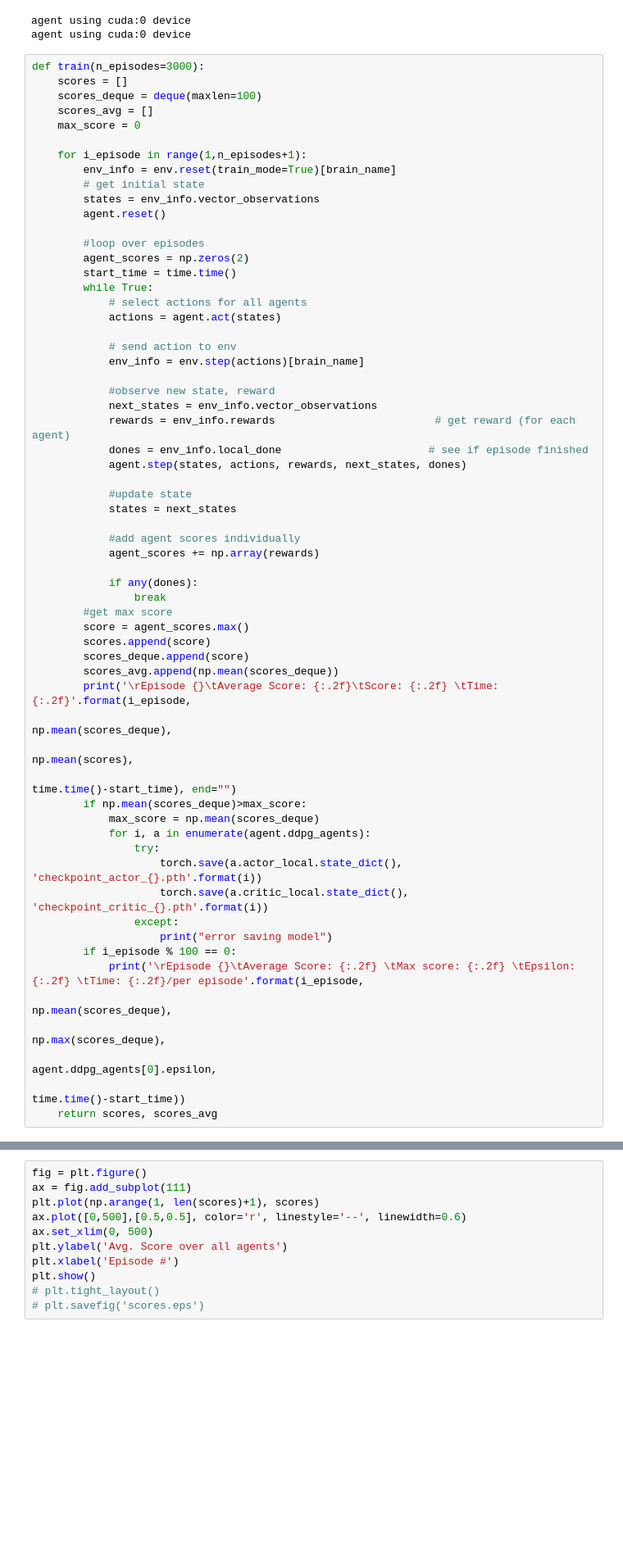
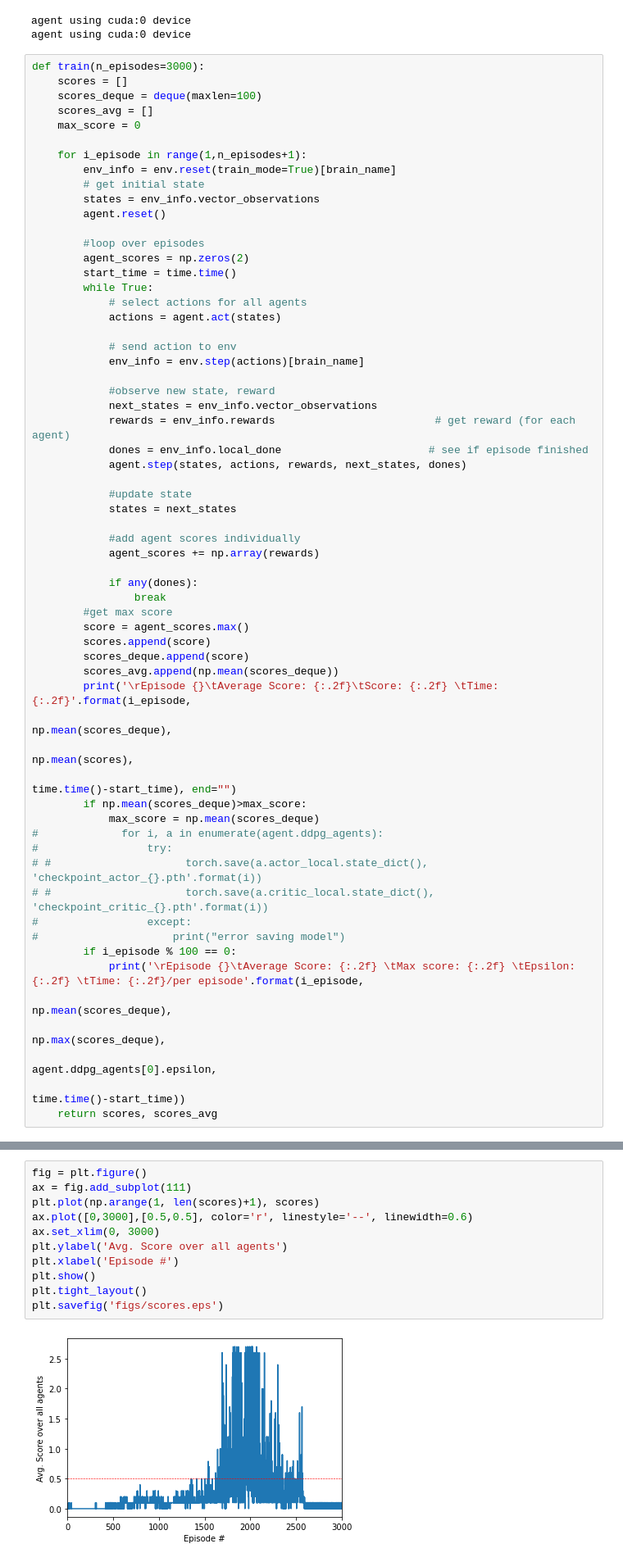
Before and after one commit to mateoneira/DRL_collaboration, a Jupyter notebook: MADDPG.ipynb, the cells around one changed output, grey strips where cells are left out. Shown at 82% size. Drawn from its saved outputs; the diff is of its cells as text; blank space fills up the shorter version.

Commit message:
added figures and agent weights

```diff
--- a/MADDPG.ipynb
+++ b/MADDPG.ipynb
@@ -140,12 +140,12 @@ def train(n_episodes=3000):
                                                                                          time.time()-start_time), end="")
         if np.mean(scores_deque)>max_score:
             max_score = np.mean(scores_deque)
-            for i, a in enumerate(agent.ddpg_agents):
-                try:
-                    torch.save(a.actor_local.state_dict(), 'checkpoint_actor_{}.pth'.format(i))
-                    torch.save(a.critic_local.state_dict(), 'checkpoint_critic_{}.pth'.format(i))
-                except:
-                    print("error saving model")
+#             for i, a in enumerate(agent.ddpg_agents):
+#                 try:
+# #                     torch.save(a.actor_local.state_dict(), 'checkpoint_actor_{}.pth'.format(i))
+# #                     torch.save(a.critic_local.state_dict(), 'checkpoint_critic_{}.pth'.format(i))
+#                 except:
+#                     print("error saving model")
         if i_episode % 100 == 0:
             print('\rEpisode {}\tAverage Score: {:.2f} \tMax score: {:.2f} \tEpsilon: {:.2f} \tTime: {:.2f}/per episode'.format(i_episode,
                                                                                                                                 np.mean(scores_deque),
@@ -176,11 +176,13 @@ Episode 2347    Average Score: 0.14     Score: 0.06     Time: 0.21
 # %%
 fig = plt.figure()
 ax = fig.add_subplot(111)
 plt.plot(np.arange(1, len(scores)+1), scores)
-ax.plot([0,500],[0.5,0.5], color='r', linestyle='--', linewidth=0.6)
-ax.set_xlim(0, 500)
+ax.plot([0,3000],[0.5,0.5], color='r', linestyle='--', linewidth=0.6)
+ax.set_xlim(0, 3000)
 plt.ylabel('Avg. Score over all agents')
 plt.xlabel('Episode #')
 plt.show()
-# plt.tight_layout()
-# plt.savefig('scores.eps')
+plt.tight_layout()
+plt.savefig('figs/scores.eps')
+# %% [output]
+[figure, added]
```
Also changed, not shown: parts of 7 cells of this notebook, 8 other files.
